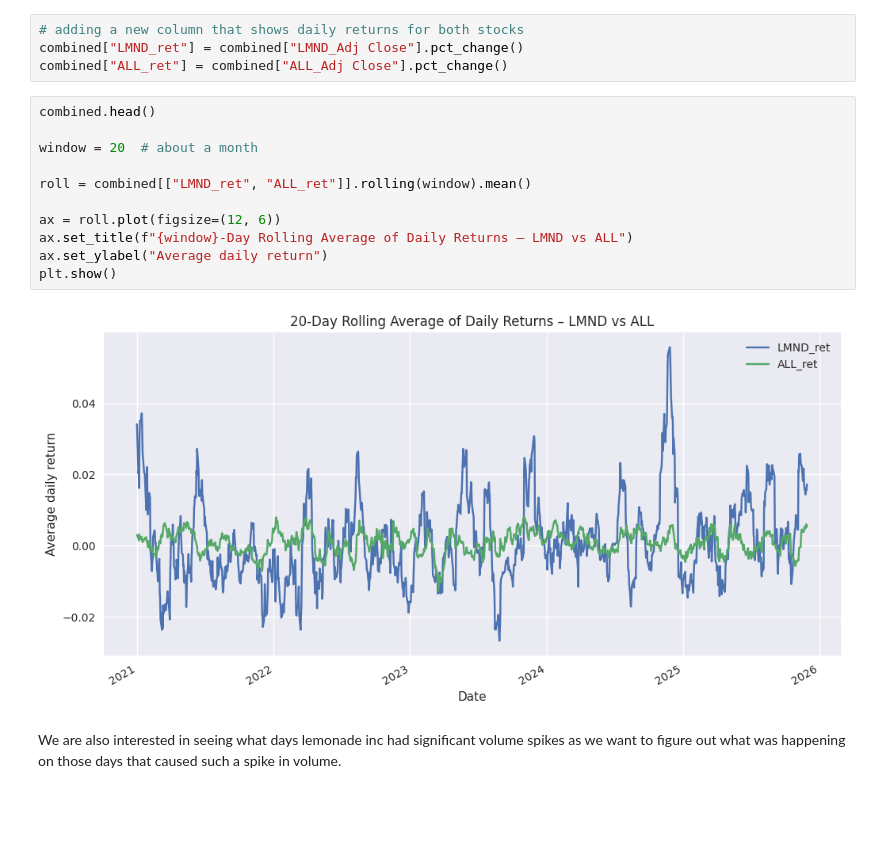
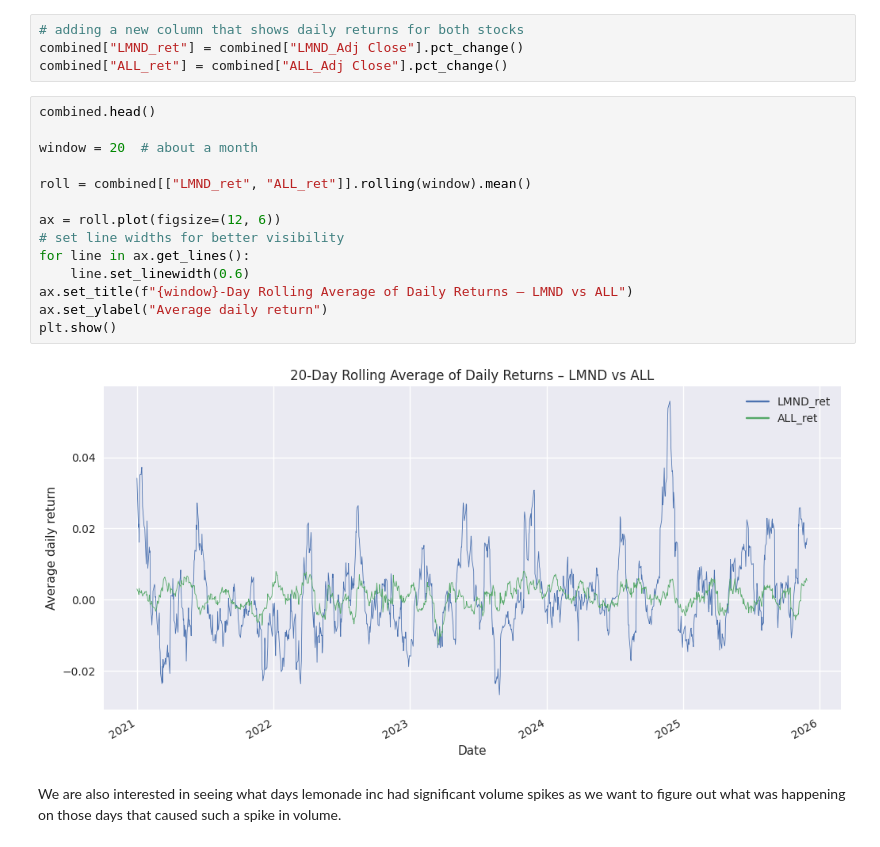
Before and after one commit to Ayan-Sengupta/LemonadeAnalysis, a Jupyter notebook: compare.ipynb, the cells around one changed output. Drawn from its saved outputs; the diff is of its cells as text; blank space fills up the shorter version.

```diff
--- a/compare.ipynb
+++ b/compare.ipynb
@@ -88,16 +88,19 @@ combined["ALL_ret"] = combined["ALL_Adj Close"].pct_change()
 # %%
 combined.head()
 
 window = 20  # about a month
 
 roll = combined[["LMND_ret", "ALL_ret"]].rolling(window).mean()
 
 ax = roll.plot(figsize=(12, 6))
+# set line widths for better visibility
+for line in ax.get_lines():
+    line.set_linewidth(0.6)
 ax.set_title(f"{window}-Day Rolling Average of Daily Returns – LMND vs ALL")
 ax.set_ylabel("Average daily return")
 plt.show()
 # %% [output]
-[figure, old version]
+[figure, new version]
 # %% [markdown]
 We are also interested in seeing what days lemonade inc had significant volume spikes as we want to figure out what was happening on those days
 that caused such a spike in volume.
```
Also changed, not shown: 1 other file.
